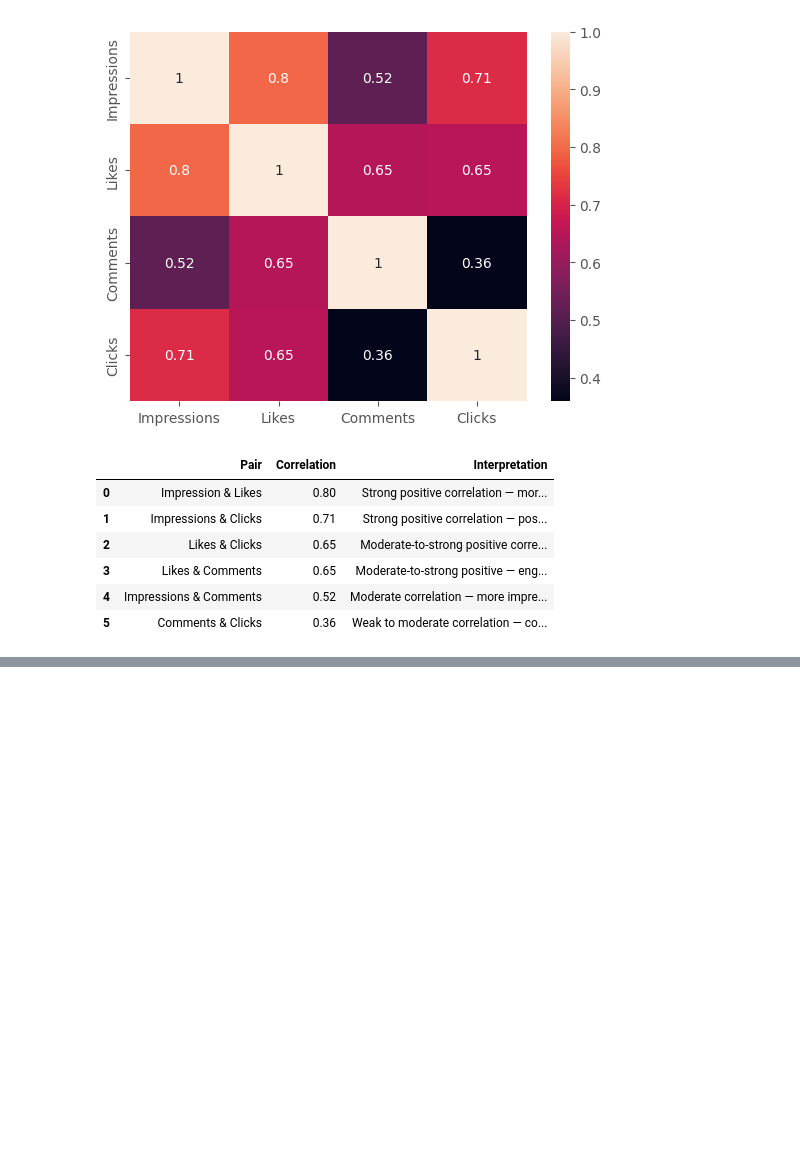
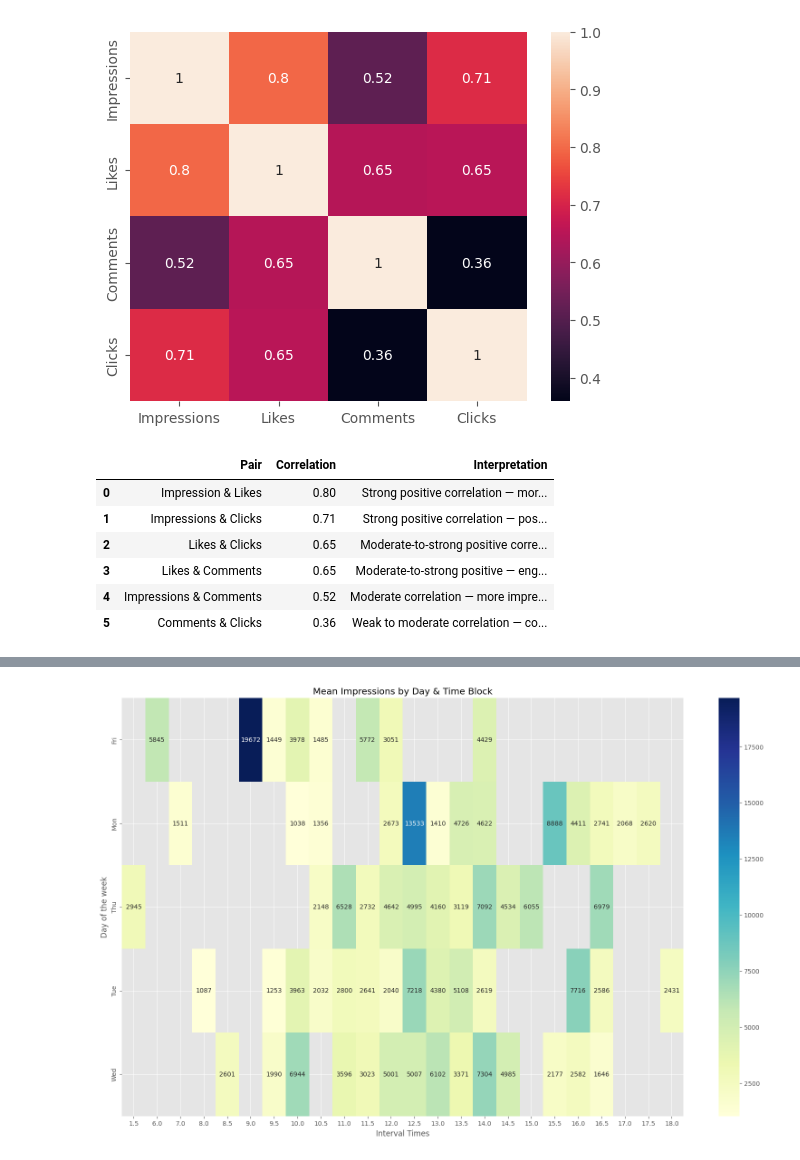
Before and after one commit to Licheng-Fang-Git/ML-Model, a Jupyter notebook: app.ipynb, the cells around one changed output, grey strips where cells are left out. Cells and saved outputs as stored; diff of their text form; code cells hidden in the pictures; blank space fills up the shorter version.

```diff
--- a/app.ipynb
+++ b/app.ipynb
@@ -465,0 +465,9 @@ sns.barplot(data=df, x='Time Block', y='Impressions', hue='Day of the week')
+# %%
+heatmap_data = df.groupby(['Day of the week', 'Interval Times'])['Impressions'].mean().unstack()
+
+plt.figure(figsize=(20,12))
+sns.heatmap(heatmap_data, annot=True, fmt=".0f", cmap="YlGnBu")
+plt.title("Mean Impressions by Day & Time Block")
+plt.show()
+# %% [output]
+[figure, added]
```
Also changed, not shown: parts of 11 cells of this notebook, 2 other files.
